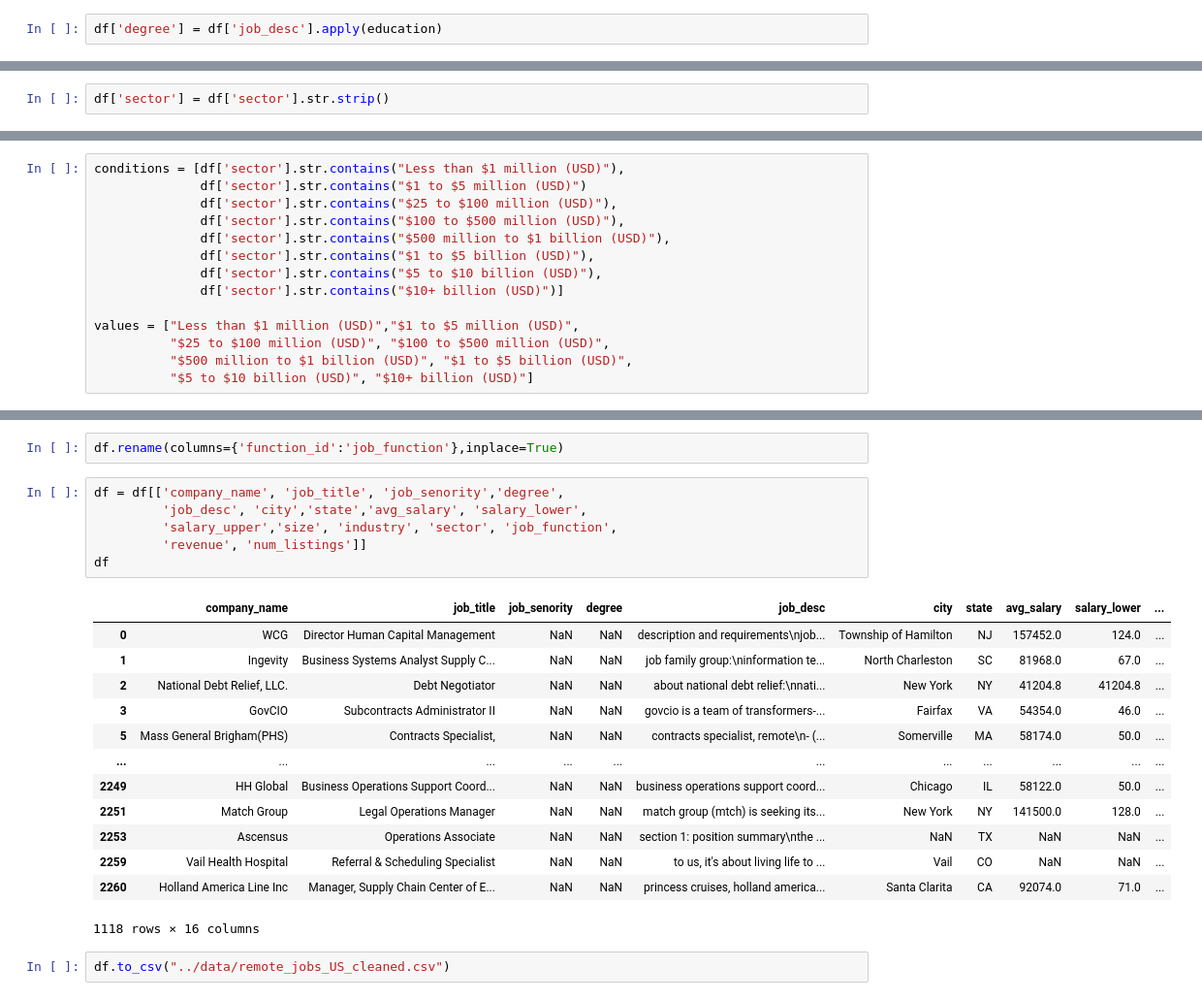
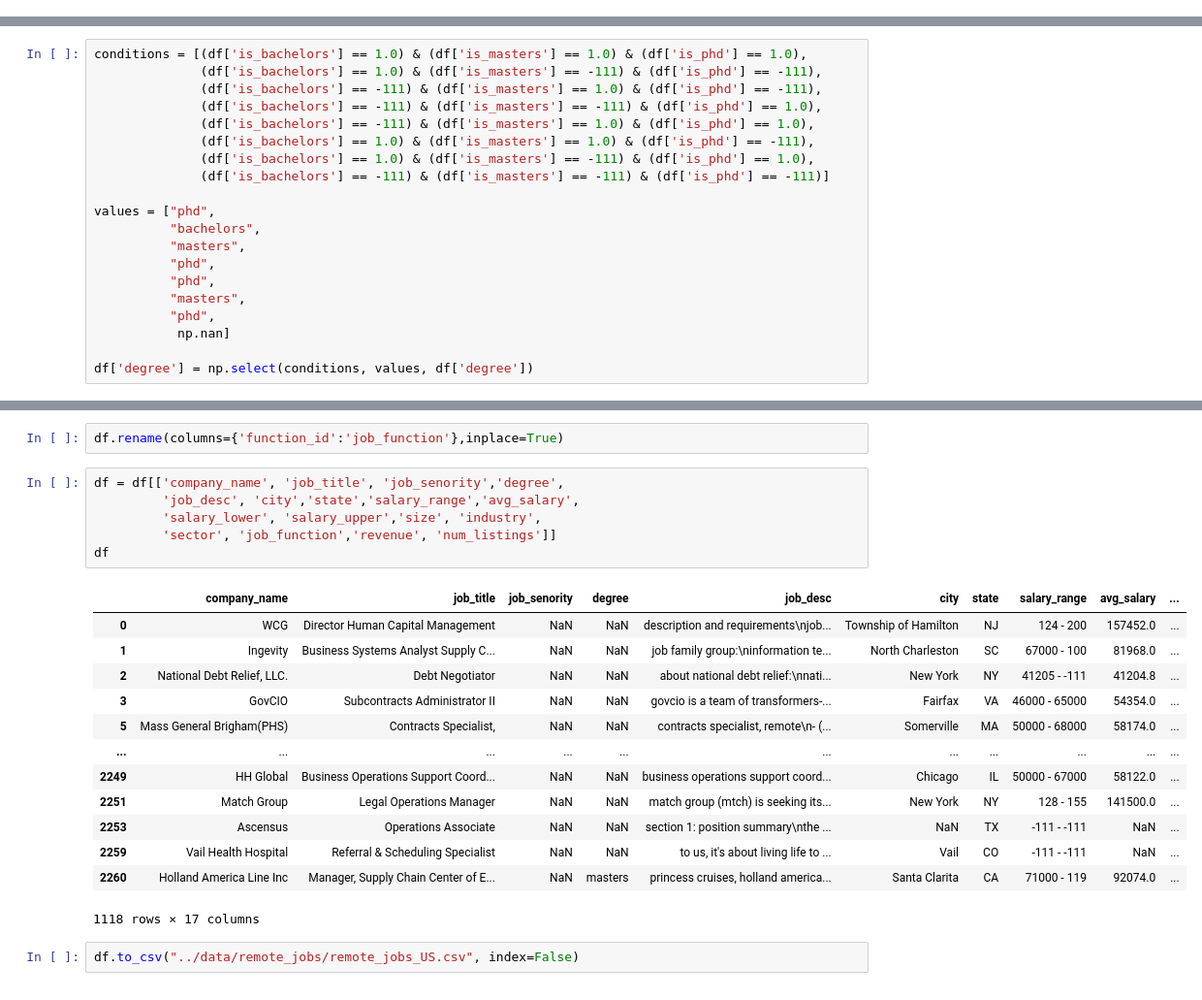
Before and after one commit to Keren-Neeq/DS4A-Team1, a Jupyter notebook: notebooks/glassdoor_preprocessing.ipynb, the cells around one changed output, grey strips where cells are left out. Shown at 97% size. Drawn from its saved outputs; the diff is of its cells as text.

Commit message:
Updated preprocessing, remote_jobs dataset

```diff
--- a/notebooks/glassdoor_preprocessing.ipynb
+++ b/notebooks/glassdoor_preprocessing.ipynb
@@ -721,2 +807,0 @@ def education(description):
-# %%
-df['degree'] = df['job_desc'].apply(education)
@@ -722,0 +818,20 @@ df['degree'] = df['job_desc'].apply(education)
+# %%
+conditions = [(df['is_bachelors'] == 1.0) & (df['is_masters'] == 1.0) & (df['is_phd'] == 1.0),
+              (df['is_bachelors'] == 1.0) & (df['is_masters'] == -111) & (df['is_phd'] == -111),
+              (df['is_bachelors'] == -111) & (df['is_masters'] == 1.0) & (df['is_phd'] == -111),
+              (df['is_bachelors'] == -111) & (df['is_masters'] == -111) & (df['is_phd'] == 1.0),
+              (df['is_bachelors'] == -111) & (df['is_masters'] == 1.0) & (df['is_phd'] == 1.0),
+              (df['is_bachelors'] == 1.0) & (df['is_masters'] == 1.0) & (df['is_phd'] == -111),
+              (df['is_bachelors'] == 1.0) & (df['is_masters'] == -111) & (df['is_phd'] == 1.0),
+              (df['is_bachelors'] == -111) & (df['is_masters'] == -111) & (df['is_phd'] == -111)]
+
+values = ["phd",
+          "bachelors",
+          "masters",
+          "phd",
+          "phd",
+          "masters",
+          "phd",
+           np.nan]
+
+df['degree'] = np.select(conditions, values, df['degree'])
@@ -780,2 +892,0 @@ df.sample(5, random_state=1)
-# %%
-df['sector'] = df['sector'].str.strip()
@@ -802,14 +892,0 @@ Name: sector, dtype: int64
-# %%
-conditions = [df['sector'].str.contains("Less than $1 million (USD)"),
-              df['sector'].str.contains("$1 to $5 million (USD)")
-              df['sector'].str.contains("$25 to $100 million (USD)"),
-              df['sector'].str.contains("$100 to $500 million (USD)"),
-              df['sector'].str.contains("$500 million to $1 billion (USD)"),
-              df['sector'].str.contains("$1 to $5 billion (USD)"),
-              df['sector'].str.contains("$5 to $10 billion (USD)"),
-              df['sector'].str.contains("$10+ billion (USD)")]
-
-values = ["Less than $1 million (USD)","$1 to $5 million (USD)",
-          "$25 to $100 million (USD)", "$100 to $500 million (USD)",
-          "$500 million to $1 billion (USD)", "$1 to $5 billion (USD)",
-          "$5 to $10 billion (USD)", "$10+ billion (USD)"]
@@ -821,23 +896,23 @@ df['revenue'] = np.select(conditions, values)
 df.rename(columns={'function_id':'job_function'},inplace=True)
 # %%
 df = df[['company_name', 'job_title', 'job_senority','degree',
-         'job_desc', 'city','state','avg_salary', 'salary_lower',
-         'salary_upper','size', 'industry', 'sector', 'job_function',
-         'revenue', 'num_listings']]
+         'job_desc', 'city','state','salary_range','avg_salary',
+         'salary_lower', 'salary_upper','size', 'industry',
+         'sector', 'job_function','revenue', 'num_listings']]
 df
 # %% [output]
-|  | company_name | job_title | job_senority | degree | job_desc | city | state | avg_salary | salary_lower | ... |
-| 0 | WCG | Director Human Capital Management | NaN | NaN | description and requirements\njob... | Township of Hamilton | NJ | 157452.0 | 124.0 | ... |
-| 1 | Ingevity | Business Systems Analyst Supply C... | NaN | NaN | job family group:\ninformation te... | North Charleston | SC | 81968.0 | 67.0 | ... |
-| 2 | National Debt Relief, LLC. | Debt Negotiator | NaN | NaN | about national debt relief:\nnati... | New York | NY | 41204.8 | 41204.8 | ... |
-| 3 | GovCIO | Subcontracts Administrator II | NaN | NaN | govcio is a team of transformers-... | Fairfax | VA | 54354.0 | 46.0 | ... |
-| 5 | Mass General Brigham(PHS) | Contracts Specialist, | NaN | NaN | contracts specialist, remote\n- (... | Somerville | MA | 58174.0 | 50.0 | ... |
+|  | company_name | job_title | job_senority | degree | job_desc | city | state | salary_range | avg_salary | ... |
+| 0 | WCG | Director Human Capital Management | NaN | NaN | description and requirements\njob... | Township of Hamilton | NJ | 124 - 200 | 157452.0 | ... |
+| 1 | Ingevity | Business Systems Analyst Supply C... | NaN | NaN | job family group:\ninformation te... | North Charleston | SC | 67000 - 100 | 81968.0 | ... |
+| 2 | National Debt Relief, LLC. | Debt Negotiator | NaN | NaN | about national debt relief:\nnati... | New York | NY | 41205 - -111 | 41204.8 | ... |
+| 3 | GovCIO | Subcontracts Administrator II | NaN | NaN | govcio is a team of transformers-... | Fairfax | VA | 46000 - 65000 | 54354.0 | ... |
+| 5 | Mass General Brigham(PHS) | Contracts Specialist, | NaN | NaN | contracts specialist, remote\n- (... | Somerville | MA | 50000 - 68000 | 58174.0 | ... |
 | ... | ... | ... | ... | ... | ... | ... | ... | ... | ... | ... |
-| 2249 | HH Global | Business Operations Support Coord... | NaN | NaN | business operations support coord... | Chicago | IL | 58122.0 | 50.0 | ... |
-| 2251 | Match Group | Legal Operations Manager | NaN | NaN | match group (mtch) is seeking its... | New York | NY | 141500.0 | 128.0 | ... |
-| 2253 | Ascensus | Operations Associate | NaN | NaN | section 1: position summary\nthe ... | NaN | TX | NaN | NaN | ... |
-| 2259 | Vail Health Hospital | Referral & Scheduling Specialist | NaN | NaN | to us, it's about living life to ... | Vail | CO | NaN | NaN | ... |
-| 2260 | Holland America Line Inc | Manager, Supply Chain Center of E... | NaN | NaN | princess cruises, holland america... | Santa Clarita | CA | 92074.0 | 71.0 | ... |
+| 2249 | HH Global | Business Operations Support Coord... | NaN | NaN | business operations support coord... | Chicago | IL | 50000 - 67000 | 58122.0 | ... |
+| 2251 | Match Group | Legal Operations Manager | NaN | NaN | match group (mtch) is seeking its... | New York | NY | 128 - 155 | 141500.0 | ... |
+| 2253 | Ascensus | Operations Associate | NaN | NaN | section 1: position summary\nthe ... | NaN | TX | -111 - -111 | NaN | ... |
+| 2259 | Vail Health Hospital | Referral & Scheduling Specialist | NaN | NaN | to us, it's about living life to ... | Vail | CO | -111 - -111 | NaN | ... |
+| 2260 | Holland America Line Inc | Manager, Supply Chain Center of E... | NaN | masters | princess cruises, holland america... | Santa Clarita | CA | 71000 - 119 | 92074.0 | ... |
-1118 rows × 16 columns
+1118 rows × 17 columns
 # %%
-df.to_csv("../data/remote_jobs_US_cleaned.csv")
+df.to_csv("../data/remote_jobs/remote_jobs_US.csv", index=False)
```
Also changed, not shown: parts of 53 cells of this notebook, 3 other files.
